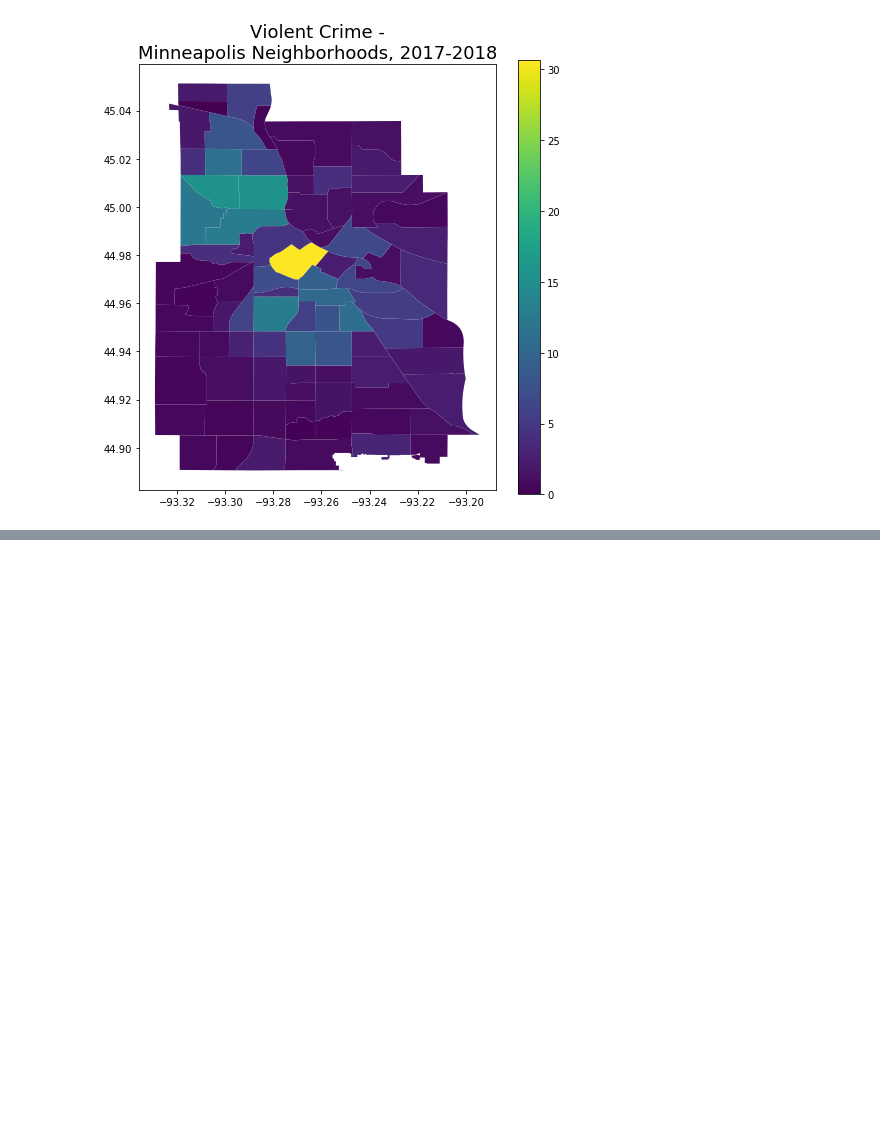
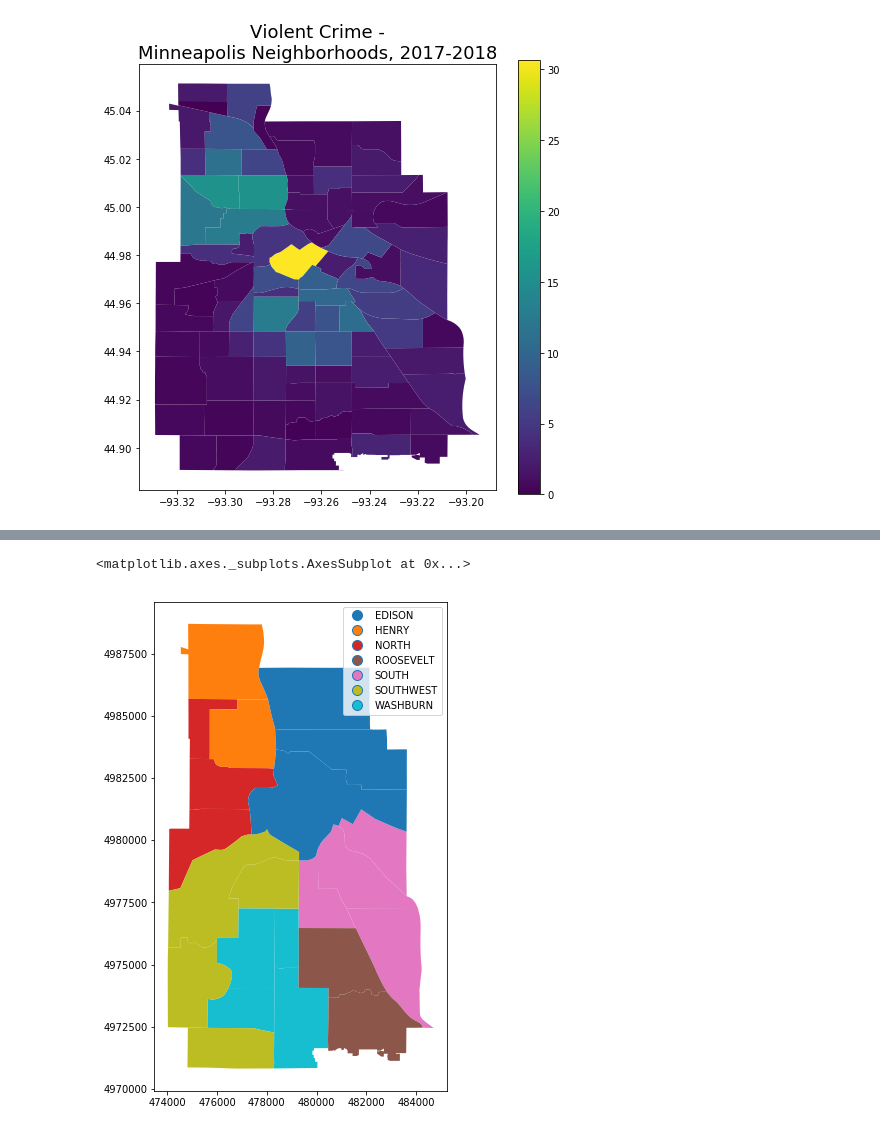
Before and after one commit to alvern/Group_Project_Grad_Rates, a Jupyter notebook: Heatmaps_Jack.ipynb, the cells around one changed output, grey strips where cells are left out. Cells and saved outputs as stored; diff of their text form; code cells hidden in the pictures; blank space fills up the shorter version.

Commit message:
Adding to heatmaps_jack

```diff
--- a/Heatmaps_Jack.ipynb
+++ b/Heatmaps_Jack.ipynb
@@ -496,3 +496,10 @@ plt.title("Violent Crime -\n" \
 # %% [output]
 Text(0.5, 1.0, 'Violent Crime -\nMinneapolis Neighborhoods, 2017-2018')
 [figure]
+# %%
+# Read in school data
+school_data = pd.read_excel("Resources/CleanedGradFile2018.xlsx")
+
+#load census blocks and school attendance areas
+school_areas = gpd.read_file("Resources/bdry_school_attendance_areas.gpkg")
+school_areas.head()
@@ -498,0 +513,10 @@ Text(0.5, 1.0, 'Violent Crime -\nMinneapolis Neighborhoods, 2017-2018')
+# %%
+mpls_schools = school_areas[['UNI_NAM', 'ELEM_NAME', 'MIDD_NAME', 'HIGH_NAME', 'geometry']]
+
+mpls_schools = mpls_schools.loc[school_areas.UNI_NAM == 'Minneapolis']
+
+# commit ambiguous district to just North high
+    # It was previously North & Southwest
+mpls_schools.loc[5, 'HIGH_NAME'] = 'NORTH'
+
+mpls_schools
@@ -498,0 +563,5 @@ Text(0.5, 1.0, 'Violent Crime -\nMinneapolis Neighborhoods, 2017-2018')
+# %%
+mpls_schools.plot(column='HIGH_NAME', figsize=(9,9), legend=True)
+# %% [output]
+<matplotlib.axes._subplots.AxesSubplot at 0x...>
+[figure, added]
```
Also changed, not shown: parts of 4 cells of this notebook.
